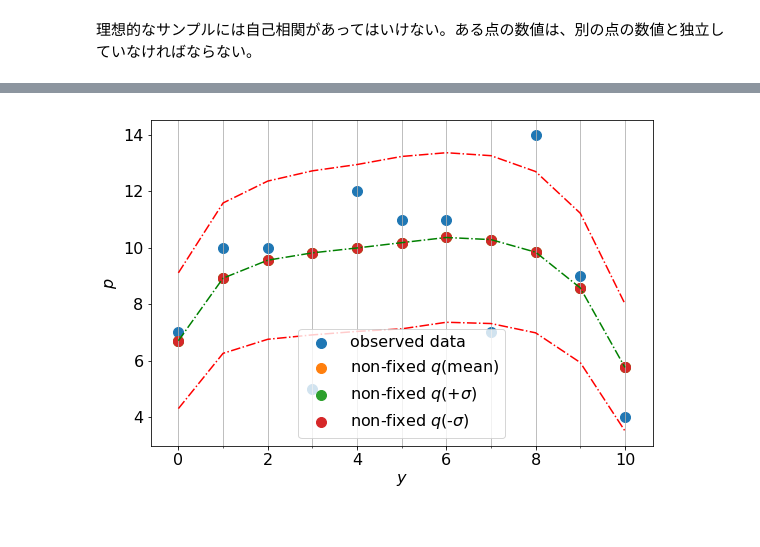
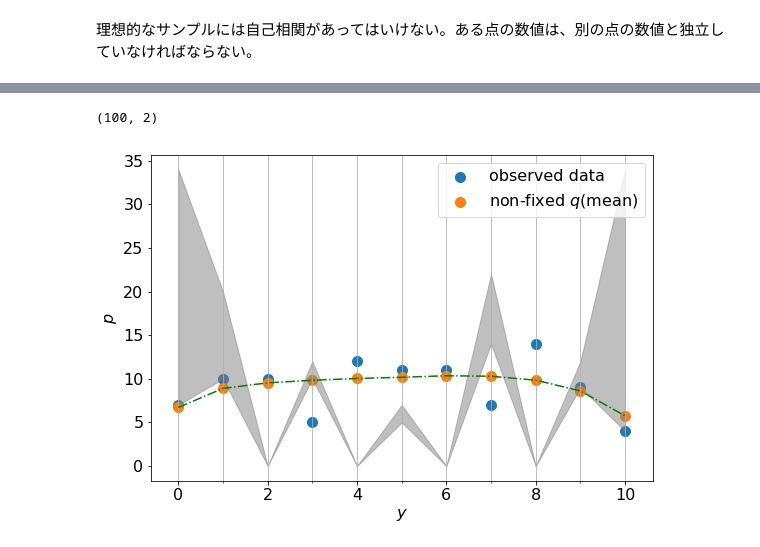
Before and after one commit to seiya-kumada/cct_blog, a Jupyter notebook: pymc3/sample_0.ipynb, the cells around one changed output, grey strips where cells are left out. Drawn from its saved outputs; the diff is of its cells as text; code cells hidden in the pictures.

```diff
--- a/pymc3/sample_0.ipynb
+++ b/pymc3/sample_0.ipynb
@@ -197,3 +200,25 @@ pred_mean = pred_ys.mean(axis=0)
 
 # 標準偏差を計算する。
 pred_std = pred_ys.std(axis=0)
+# %%
+#  描画する。
+plt.figure(figsize=(10,6))
+plt.rcParams['font.size'] = 16
+plt.scatter(xs, histo_ys, s=100, label='observed data')
+
+plt.plot(xs, binom_ys, ls='--')
+plt.scatter(xs, binom_ys, s=100, label='fixed $q$')
+
+plt.xlabel('$y$')
+plt.ylabel('$p$')
+
+plt.plot(xs, pred_mean, ls='-.', c='g')
+plt.scatter(xs, pred_mean, s=100, label='non-fixed $q$(mean)')
+
+plt.fill_between(xs, pred_mean - 2*pred_std, pred_mean + 2*pred_std, color='yellow', alpha=0.2, label='$\pm2\sigma$')
+plt.fill_between(xs, pred_mean - pred_std, pred_mean + pred_std, color='blue', alpha=0.2, label='$\pm\sigma$')
+
+plt.gca().xaxis.set_minor_locator(tick.MultipleLocator(1))
+plt.grid(which='minor')
+plt.legend(loc='upper left')
+plt.show()
@@ -200,27 +227,31 @@ pred_std = pred_ys.std(axis=0)
+# %%
+sig = pm.hpd(y_posterior, alpha=0.05)
+print(sig.shape)
+# %% [output]
+(100, 2)
+# %%
+lower = np.histogram(sig[:, 0], bins)[0]
+upper = np.histogram(sig[:, 1], bins)[0]
 # %%
 #  描画する。
 plt.figure(figsize=(9,6))
 plt.rcParams['font.size'] = 16
 plt.scatter(xs, histo_ys, s=100, label='observed data')
 
 # plt.plot(xs, binom_ys, ls='--')
 # plt.scatter(xs, binom_ys, s=100, label='fixed $q$')
 
 plt.xlabel('$y$')
 plt.ylabel('$p$')
 
 plt.plot(xs, pred_mean, ls='-.', c='g')
 plt.scatter(xs, pred_mean, s=100, label='non-fixed $q$(mean)')
 
-plt.plot(xs, pred_mean + pred_std, ls='-.', c='r')
-plt.scatter(xs, pred_mean, s=100, label='non-fixed $q$(+$\sigma$)')
-
-plt.plot(xs, pred_mean - pred_std, ls='-.', c='r')
-plt.scatter(xs, pred_mean, s=100, label='non-fixed $q$(-$\sigma$)')
+plt.fill_between(xs, lower, upper, color='gray', alpha=0.5)
 
 plt.gca().xaxis.set_minor_locator(tick.MultipleLocator(1))
 plt.grid(which='minor')
 plt.legend(loc='best')
 plt.show()
 # %% [output]
-[figure, old version]
+[figure, new version]
```
Also changed, not shown: parts of 8 cells of this notebook.
